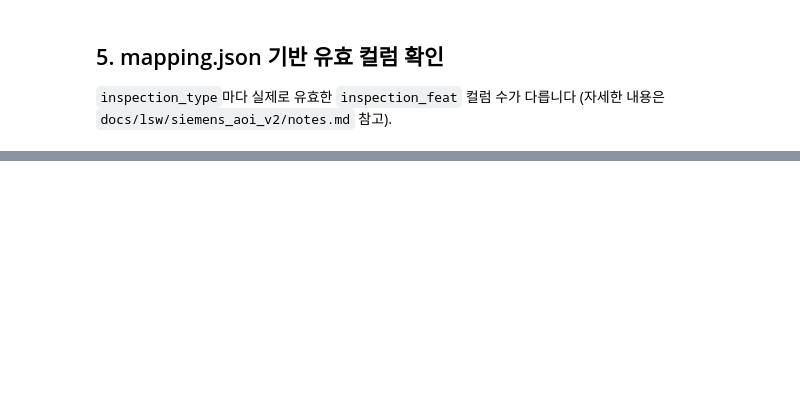
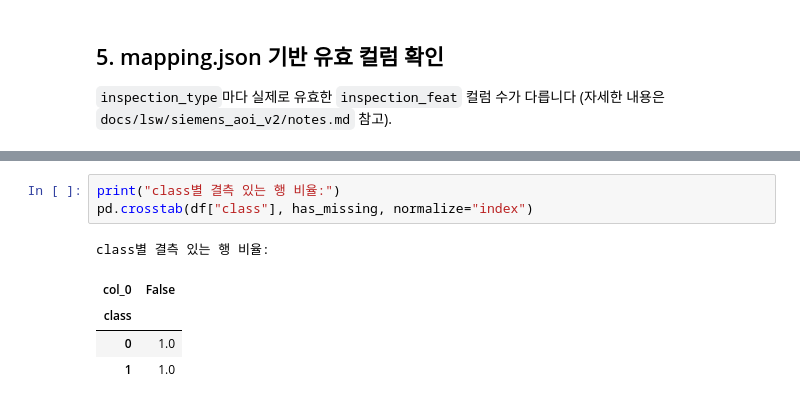
Before and after one commit to hakeee0331/seiemens_aoi_ML_practice, a Jupyter notebook: notebooks/0823_lsw_001_eda.ipynb, the cells around one changed output, grey strips where cells are left out. Saved outputs shown, nothing was run; the diff lists cells and outputs as text; blank space fills up the shorter version.

```diff
--- a/notebooks/0823_lsw_001_eda.ipynb
+++ b/notebooks/0823_lsw_001_eda.ipynb
@@ -55,0 +162,9 @@ for inspection_type, valid_columns in inspection_type_mapping.items():
+# %%
+print("class별 결측 있는 행 비율:")
+pd.crosstab(df["class"], has_missing, normalize="index")
+# %% [output]
+class별 결측 있는 행 비율:
+| col_0 | False |
+| class |  |
+| 0 | 1.0 |
+| 1 | 1.0 |
```
Also changed, not shown: parts of 21 cells of this notebook, 2 other files.
